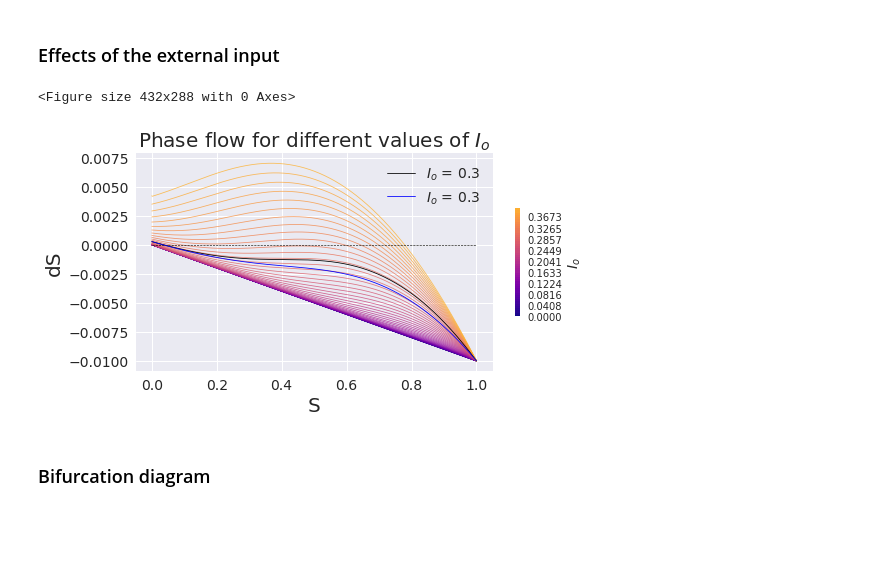
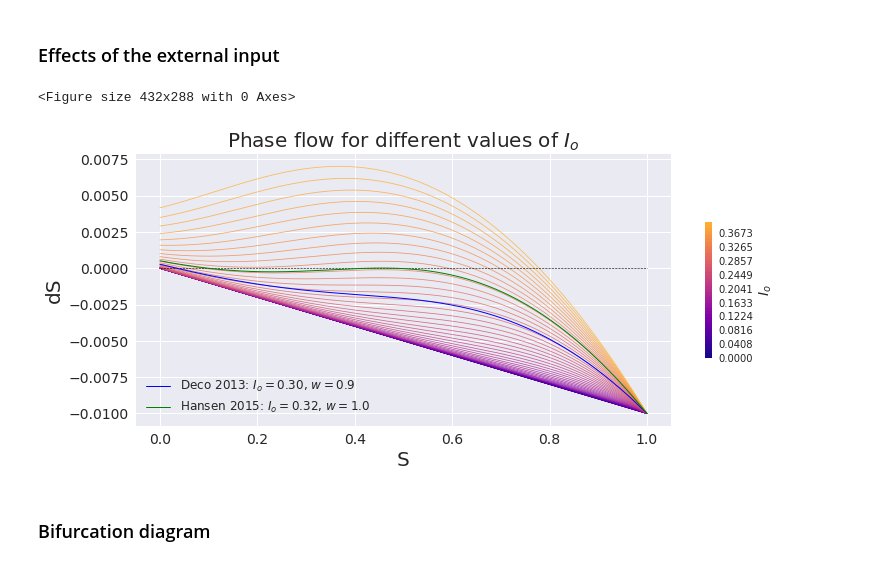
Before and after one commit to amandakeasson/CAN_TVB_Workshop, a Jupyter notebook: modelling_resting_state.ipynb, the cells around one changed output. Drawn from its saved outputs; the diff is of its cells as text; code cells hidden in the pictures; blank space fills up the shorter version.

```diff
--- a/modelling_resting_state.ipynb
+++ b/modelling_resting_state.ipynb
@@ -274,7 +277,7 @@ W = np.linspace(0.6, 1.05, num=50)
 # Fixed Io value
 rww.I_o = 0.33
 # %%
-# Visualize phase-flow for different w values
+# Visualize phase-flow for different values of w
 
 # make colormap
 import matplotlib.colors as mcolors
@@ -286,12 +289,15 @@ levels = np.linspace(min(W), max(W), 50)
 CS3 = plt.contourf(Z, levels, cmap=mymap);
 plt.clf();
 
-fig = plt.figure(figsize=(12, 4))
+fig = plt.figure(figsize=(12, 5))
 
 for iw, w in enumerate(W):
     rww.w = w
     dS = rww.dfun(S, C)
     plt.plot(S.flat, dS.flat, color=colors[iw,:], alpha=0.5)
+rww.w = 1.
+dS = rww.dfun(S, C)
+#plt.plot(S.flat, dS.flat, color='black', alpha=0.5)
 plt.plot([0, 0] , '--',color='black',linewidth=.6)
 plt.title('Phase flow for different values of $w$', fontsize=20)
 plt.xlabel('S', fontsize=20); plt.xticks(fontsize=14)
@@ -319,41 +325,43 @@ Z = [[0,0],[0,0]];
 levels = np.linspace(min(Io), max(Io), 50);
 CS3 = plt.contourf(Z, levels, cmap=mymap);
 plt.clf();
 
-fig = plt.figure(figsize=(8, 4))
+fig = plt.figure(figsize=(12, 5))
 for i, io in enumerate(Io):
     rww.I_o = io
     dS = rww.dfun(S, C)
     plt.plot(S.flat, dS.flat, c = colors[i,:], alpha=0.8, linewidth=.8)
 plt.plot([0, 0] ,'--',color= 'black', linewidth=0.6)
-rww.I_o = 0.30
+
+rww.I_o = 0.30; rww.w = 0.9
 dS = rww.dfun(S, C)
-plt.plot(S.flat, dS.flat, c = 'black', label="$I_o$ = " + str(rww.I_o[0]), linewidth=.8)
-rww.I_o = 0.30
-rww.w = 0.9
+plt.plot(S.flat, dS.flat, c = 'blue', label="Deco 2013: $I_o = 0.30$, $w=0.9$", linewidth=1.)
+
+rww.I_o = 0.32; rww.w = 1.0;
 dS = rww.dfun(S, C)
-plt.plot(S.flat, dS.flat, c = 'blue', label="$I_o$ = " + str(rww.I_o[0]), linewidth=.8)
+plt.plot(S.flat, dS.flat, c = 'green', label="Hansen 2015: $I_o = 0.32$, $w=1.0$", linewidth=1.)
+
 plt.title('Phase flow for different values of $I_o$', fontsize=20)
 plt.xlabel('S', fontsize=20); plt.xticks(fontsize=14)
 plt.ylabel('dS', fontsize=20); plt.yticks(fontsize=14)
 cb=plt.colorbar(CS3,shrink=0.5);
 cb.set_label('$I_o$', fontsize=14)
-plt.legend(fontsize=14)
+plt.legend(fontsize=12)
 plt.show()
 
 zoomplot=False
 if zoomplot:
     fig = plt.figure(figsize=(12,3))
     plt.subplot(121)
     plt.plot(S.flat[100:350], dS.flat[100:350]);
     plt.title('low')
     plt.subplot(122)
     plt.plot(S.flat[550:],dS.flat[550:]);
     plt.title('high')
     plt.show()
 # %% [output]
 <Figure size 432x288 with 0 Axes>
-[figure, old version]
+[figure, new version]
 # %% [markdown]
 <h3><font size="4" face="arial" color="black">Bifurcation diagram</font></h3>
 # %% [markdown]
```
Also changed, not shown: parts of 16 cells of this notebook.
